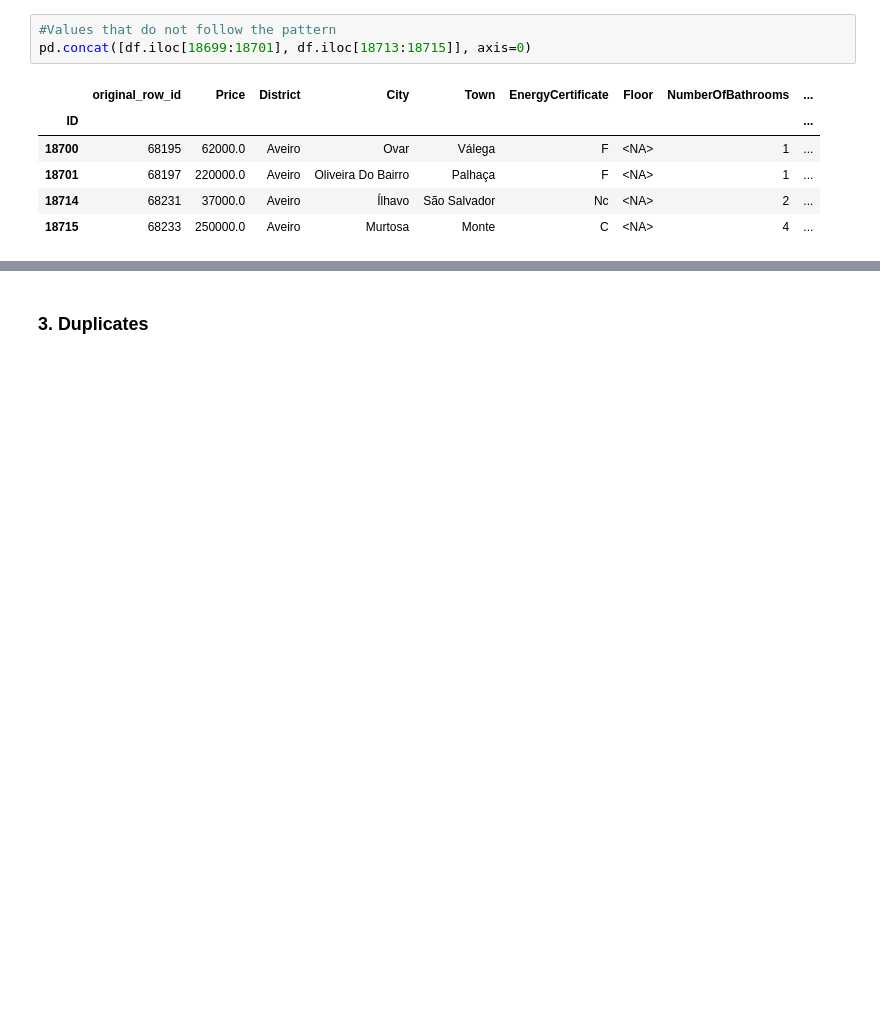
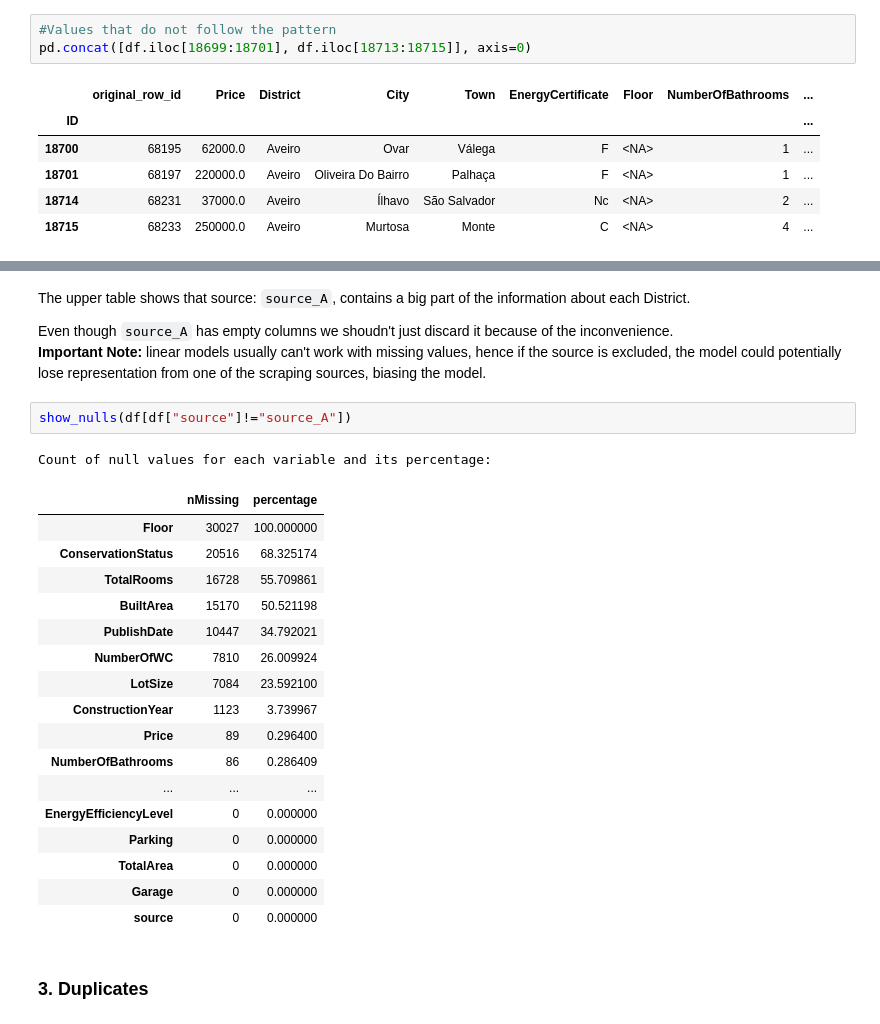
Before and after one commit to Joselala123/Portugal_House_DataCleaning_EDA_PredictiveModel, a Jupyter notebook: Portugal_House_Notebook.ipynb, the cells around one changed output, grey strips where cells are left out. Cells and saved outputs as stored; diff of their text form; blank space fills up the shorter version.

Commit message:
Refining and completition of missingness analysis.

```diff
--- a/Portugal_House_Notebook.ipynb
+++ b/Portugal_House_Notebook.ipynb
@@ -275,3 +285,31 @@ Around 40% of the filtered dataset belongs to `fuente_A`.
+# %% [markdown]
+The upper table shows that source: `source_A`, contains a big part of the information about each District.
+
+
+Even though `source_A` has empty columns we shoudn't just discard it because of the inconvenience.
+<br></br>
+**Important Note:** linear models usually can't work with missing values, hence if the source is excluded, the model could potentially lose representation from one of the scraping sources, biasing the model.
+# %%
+show_nulls(df[df["source"]!="source_A"])
+# %% [output]
+Count of null values for each variable and its percentage:
+|  | nMissing | percentage |
+| Floor | 30027 | 100.000000 |
+| ConservationStatus | 20516 | 68.325174 |
+| TotalRooms | 16728 | 55.709861 |
+| BuiltArea | 15170 | 50.521198 |
+| PublishDate | 10447 | 34.792021 |
+| NumberOfWC | 7810 | 26.009924 |
+| LotSize | 7084 | 23.592100 |
+| ConstructionYear | 1123 | 3.739967 |
+| Price | 89 | 0.296400 |
+| NumberOfBathrooms | 86 | 0.286409 |
+| ... | ... | ... |
+| EnergyEfficiencyLevel | 0 | 0.000000 |
+| Parking | 0 | 0.000000 |
+| TotalArea | 0 | 0.000000 |
+| Garage | 0 | 0.000000 |
+| source | 0 | 0.000000 |
 # %% [markdown]
 ### 3. Duplicates
 # %%
```
Also changed, not shown: parts of 28 cells of this notebook.
